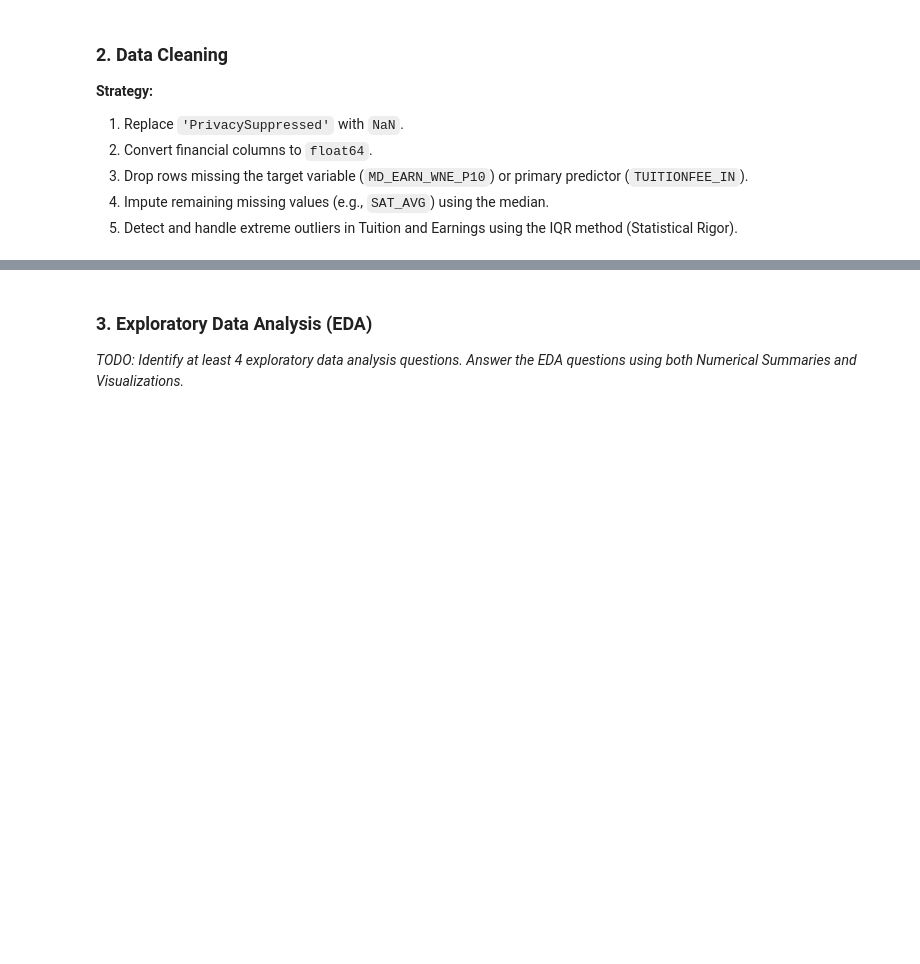
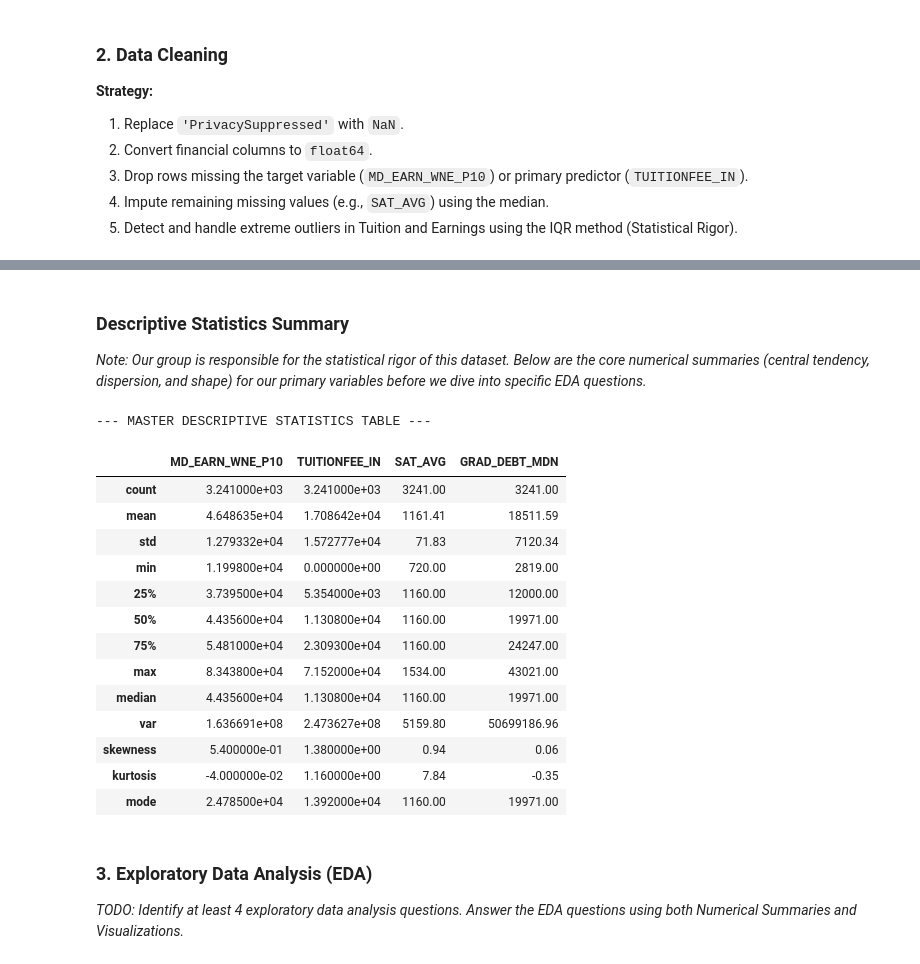
Before and after one commit to sakudiff/Data-102-MC01, a Jupyter notebook: DATA102_Project_Group1.ipynb, the cells around one changed output, grey strips where cells are left out. Drawn from its saved outputs; the diff is of its cells as text; code cells hidden in the pictures; blank space fills up the shorter version.

Commit message:
feat: add comprehensive descriptive statistics table

```diff
--- a/DATA102_Project_Group1.ipynb
+++ b/DATA102_Project_Group1.ipynb
@@ -94,3 +76,38 @@ See the documentation for a more detailed explanation: https://pandas.pydata.org
+# %% [markdown]
+### Descriptive Statistics Summary
+*Note: Our group is responsible for the statistical rigor of this dataset. Below are the core numerical summaries (central tendency, dispersion, and shape) for our primary variables before we dive into specific EDA questions.*
+# %%
+# 1. Standard Summary (Mean, Std, Min, Max, Quartiles)
+desc_stats = df_cleaned[['MD_EARN_WNE_P10', 'TUITIONFEE_IN', 'SAT_AVG', 'GRAD_DEBT_MDN']].describe()
+
+# 2. Add Median, Variance, Skewness, and Kurtosis
+desc_stats.loc['median'] = df_cleaned[['MD_EARN_WNE_P10', 'TUITIONFEE_IN', 'SAT_AVG', 'GRAD_DEBT_MDN']].median()
+desc_stats.loc['var'] = df_cleaned[['MD_EARN_WNE_P10', 'TUITIONFEE_IN', 'SAT_AVG', 'GRAD_DEBT_MDN']].var()
+desc_stats.loc['skewness'] = df_cleaned[['MD_EARN_WNE_P10', 'TUITIONFEE_IN', 'SAT_AVG', 'GRAD_DEBT_MDN']].skew()
+desc_stats.loc['kurtosis'] = df_cleaned[['MD_EARN_WNE_P10', 'TUITIONFEE_IN', 'SAT_AVG', 'GRAD_DEBT_MDN']].kurt()
+
+# 3. Add Mode (Mode can return multiple values, so we take the first one)
+desc_stats.loc['mode'] = df_cleaned[['MD_EARN_WNE_P10', 'TUITIONFEE_IN', 'SAT_AVG', 'GRAD_DEBT_MDN']].mode().iloc[0]
+
+# Display the master descriptive statistics table
+print("--- MASTER DESCRIPTIVE STATISTICS TABLE ---")
+display(desc_stats.round(2))
+# %% [output]
+--- MASTER DESCRIPTIVE STATISTICS TABLE ---
+|  | MD_EARN_WNE_P10 | TUITIONFEE_IN | SAT_AVG | GRAD_DEBT_MDN |
+| count | 3.241000e+03 | 3.241000e+03 | 3241.00 | 3241.00 |
+| mean | 4.648635e+04 | 1.708642e+04 | 1161.41 | 18511.59 |
+| std | 1.279332e+04 | 1.572777e+04 | 71.83 | 7120.34 |
+| min | 1.199800e+04 | 0.000000e+00 | 720.00 | 2819.00 |
+| 25% | 3.739500e+04 | 5.354000e+03 | 1160.00 | 12000.00 |
+| 50% | 4.435600e+04 | 1.130800e+04 | 1160.00 | 19971.00 |
+| 75% | 5.481000e+04 | 2.309300e+04 | 1160.00 | 24247.00 |
+| max | 8.343800e+04 | 7.152000e+04 | 1534.00 | 43021.00 |
+| median | 4.435600e+04 | 1.130800e+04 | 1160.00 | 19971.00 |
+| var | 1.636691e+08 | 2.473627e+08 | 5159.80 | 50699186.96 |
+| skewness | 5.400000e-01 | 1.380000e+00 | 0.94 | 0.06 |
+| kurtosis | -4.000000e-02 | 1.160000e+00 | 7.84 | -0.35 |
+| mode | 2.478500e+04 | 1.392000e+04 | 1160.00 | 19971.00 |
 # %% [markdown]
 ### 3. Exploratory Data Analysis (EDA)
 *TODO: Identify at least 4 exploratory data analysis questions. Answer the EDA questions using both Numerical Summaries and Visualizations.*
```
Also changed, not shown: parts of 1 cell of this notebook, 1 other file.
